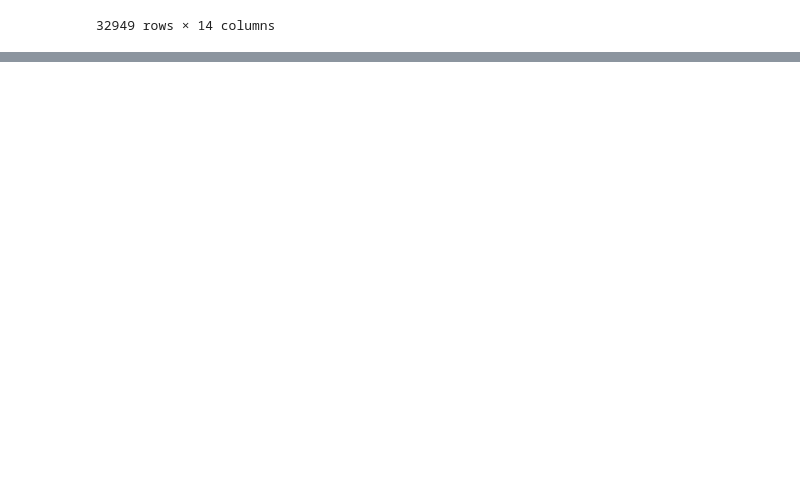
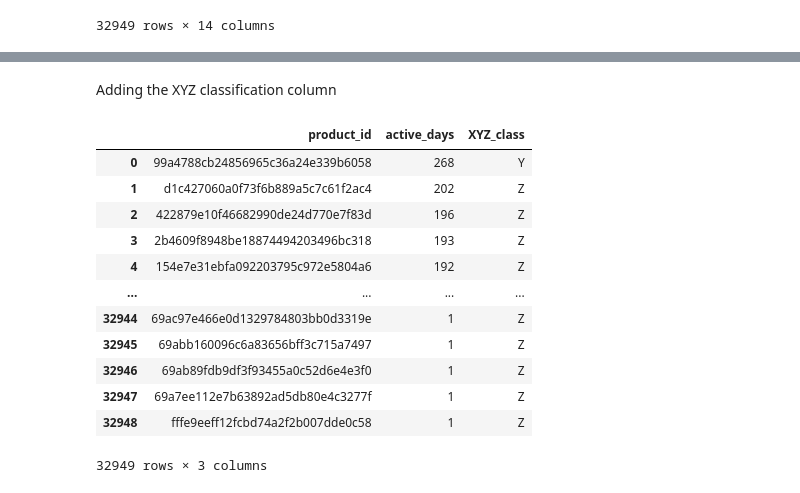
Before and after one commit to LarsTinnefeld/Olist-order-profile-analysis, a Jupyter notebook: olist_order_profile.ipynb, the cells around one changed output, grey strips where cells are left out. Drawn from its saved outputs; the diff is of its cells as text; code cells hidden in the pictures; blank space fills up the shorter version.

Commit message:
Update olist_order_profile.ipynb
type: code

XYZ class finalized

```diff
--- a/olist_order_profile.ipynb
+++ b/olist_order_profile.ipynb
@@ -259,0 +284,2 @@ df_SKUs
+# %%
+SKUs_active_days.rename(columns = {'order_purchase_timestamp': 'active_days'}, inplace = True)
@@ -259,0 +295,33 @@ df_SKUs
+# %% [markdown]
+Adding the XYZ classification column
+# %%
+sample_timespan = df_orders_consolidated['order_purchase_timestamp'].max() - df_orders_consolidated['order_purchase_timestamp'].min()
+# %%
+def xyz_classifier(num):
+    t_span = sample_timespan.days
+    if num > (t_span * 2 / 3):
+        activity_class = 'X'
+    elif num > (t_span / 3):
+        activity_class = 'Y'
+    else:
+        activity_class = 'Z'
+
+    return activity_class
+# %%
+SKUs_active_days['XYZ_class'] = SKUs_active_days['active_days'].map(xyz_classifier)
+# %%
+SKUs_active_days
+# %% [output]
+|  | product_id | active_days | XYZ_class |
+| 0 | 99a4788cb24856965c36a24e339b6058 | 268 | Y |
+| 1 | d1c427060a0f73f6b889a5c7c61f2ac4 | 202 | Z |
+| 2 | 422879e10f46682990de24d770e7f83d | 196 | Z |
+| 3 | 2b4609f8948be18874494203496bc318 | 193 | Z |
+| 4 | 154e7e31ebfa092203795c972e5804a6 | 192 | Z |
+| ... | ... | ... | ... |
+| 32944 | 69ac97e466e0d1329784803bb0d3319e | 1 | Z |
+| 32945 | 69abb160096c6a83656bff3c715a7497 | 1 | Z |
+| 32946 | 69ab89fdb9df3f93455a0c52d6e4e3f0 | 1 | Z |
+| 32947 | 69a7ee112e7b63892ad5db80e4c3277f | 1 | Z |
+| 32948 | fffe9eeff12fcbd74a2f2b007dde0c58 | 1 | Z |
+32949 rows × 3 columns
```
Also changed, not shown: parts of 10 cells of this notebook.
